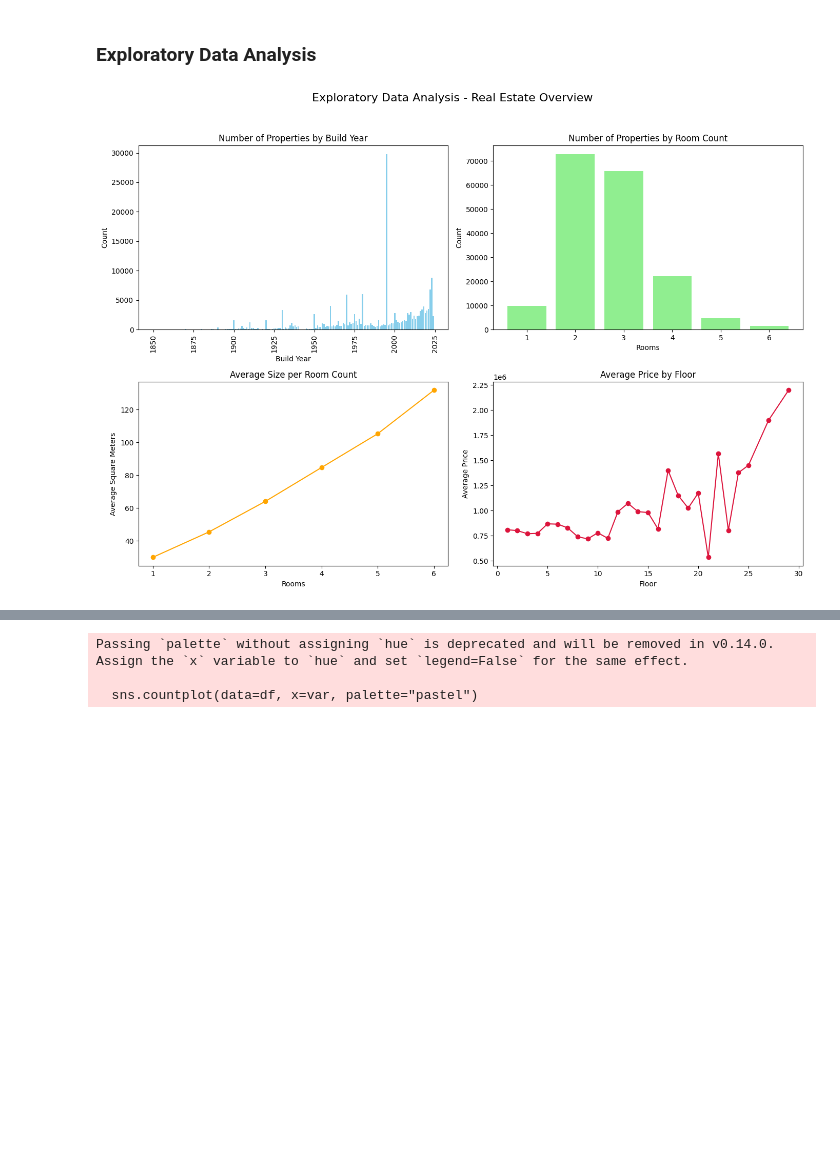
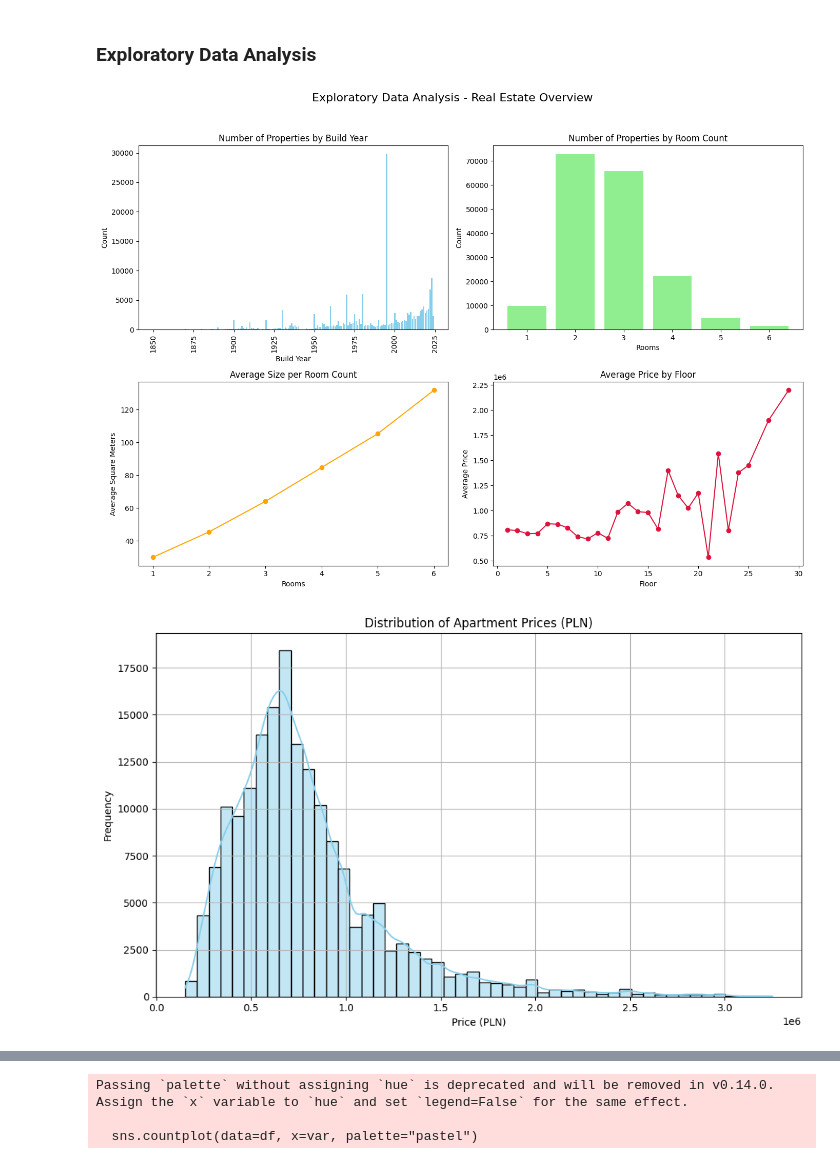
Before and after one commit to JakubSwat/enProject, a Jupyter notebook: training_of_price_predictive_model/prototyping.ipynb, the cells around one changed output, grey strips where cells are left out. Drawn from its saved outputs; the diff is of its cells as text; code cells hidden in the pictures; blank space fills up the shorter version.

```diff
--- a/training_of_price_predictive_model/prototyping.ipynb
+++ b/training_of_price_predictive_model/prototyping.ipynb
@@ -108,6 +108,7 @@ Now we have understood the basic characterstics of the dataset, and we know the
 # %%
 import matplotlib.pyplot as plt
 import pandas as pd
+import seaborn as sns
 
 # Carreguem les dades
 # Assume 'df' is your DataFrame (e.g., df = pd.read_csv('yourfile.csv'))
@@ -125,30 +126,59 @@ axs[0, 0].bar(build_year_counts.index, build_year_counts.values, color='skyblue'
 axs[0, 0].set_title("Number of Properties by Build Year")
 axs[0, 0].set_xlabel("Build Year")
 axs[0, 0].set_ylabel("Count")
 axs[0, 0].tick_params(axis='x', labelrotation=90)
 
 # Distribució per nombre d'habitacions
 room_counts = df['rooms'].value_counts().sort_index()
 axs[0, 1].bar(room_counts.index, room_counts.values, color='lightgreen')
 axs[0, 1].set_title("Number of Properties by Room Count")
 axs[0, 1].set_xlabel("Rooms")
 axs[0, 1].set_ylabel("Count")
 
 # Superfície mitjana per nombre d'habitacions
 avg_sq_per_room = df.groupby('rooms')['squareMeters'].mean()
 axs[1, 0].plot(avg_sq_per_room.index, avg_sq_per_room.values, marker='o', color='orange')
 axs[1, 0].set_title("Average Size per Room Count")
 axs[1, 0].set_xlabel("Rooms")
 axs[1, 0].set_ylabel("Average Square Meters")
 
 # Preu mitjà per planta (floor)
 avg_price_per_floor = df.groupby('floor')['price'].mean()
 axs[1, 1].plot(avg_price_per_floor.index, avg_price_per_floor.values, marker='o', color='crimson')
 axs[1, 1].set_title("Average Price by Floor")
 axs[1, 1].set_xlabel("Floor")
 axs[1, 1].set_ylabel("Average Price")
 
 plt.tight_layout(rect=[0, 0, 1, 0.95])
 plt.show()
+
+plt.figure(figsize=(10, 6))
+sns.histplot(df['price'], kde=True, bins=50, color='skyblue')
+plt.title('Distribution of Apartment Prices (PLN)')
+plt.xlabel('Price (PLN)')
+plt.ylabel('Frequency')
+plt.grid(True)
+plt.tight_layout()
+plt.show()
+
+summary_stats = df['price'].describe()
+print("Summary Statistics:")
+print(summary_stats)
+
+# Distribution bins (you can adjust bin edges as needed)
+bin_edges = [0, 200000, 400000, 600000, 800000, 1000000, 1500000, 2000000, df['price'].max()]
+bin_labels = ['<200k', '200k–400k', '400k–600k', '600k–800k', '800k–1M', '1M–1.5M', '1.5M–2M', '>2M']
+
+# Cut into bins
+df['price_bin'] = pd.cut(df['price'], bins=bin_edges, labels=bin_labels, include_lowest=True)
+
+# Frequency table
+price_dist_table = df['price_bin'].value_counts().sort_index()
+price_dist_table = price_dist_table.reset_index()
+price_dist_table.columns = ['Price Range (PLN)', 'Count']
+
+print("\nPrice Distribution Table:")
+print(price_dist_table)
 # %% [output]
 [figure]
+[figure, added]
```
Also changed, not shown: parts of 15 cells of this notebook.
